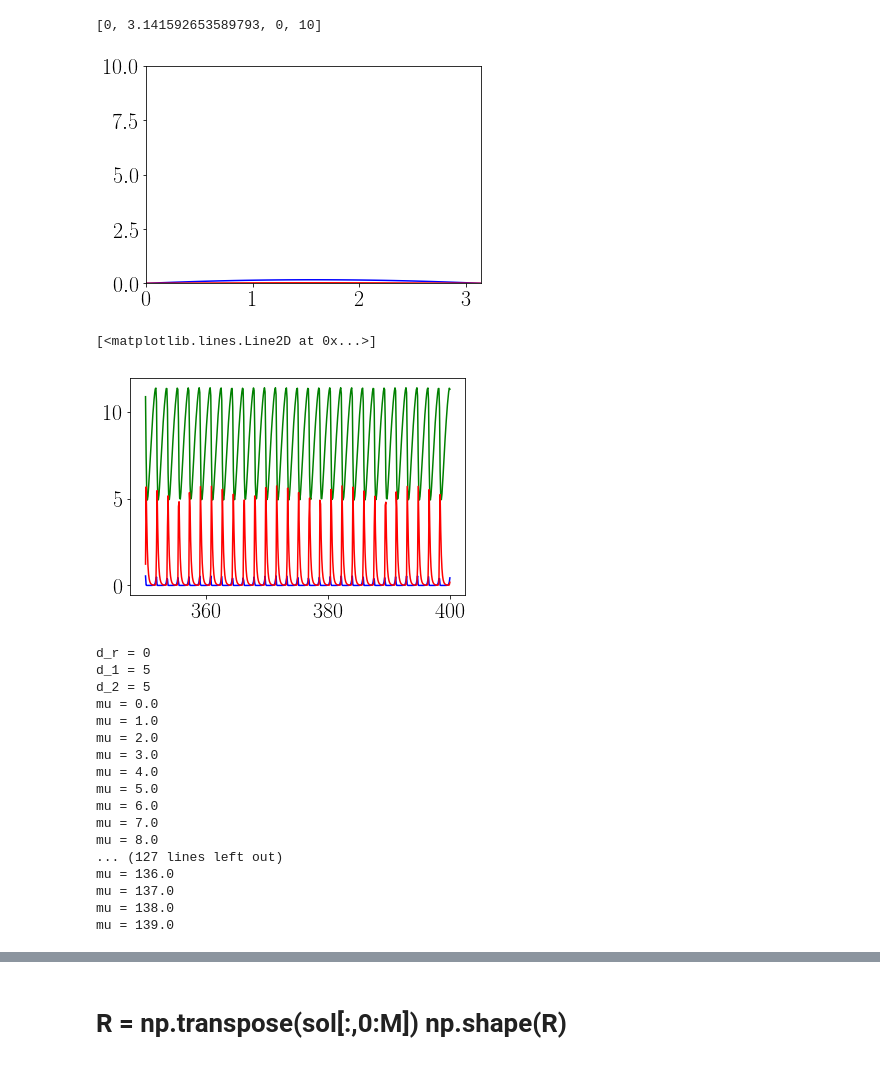
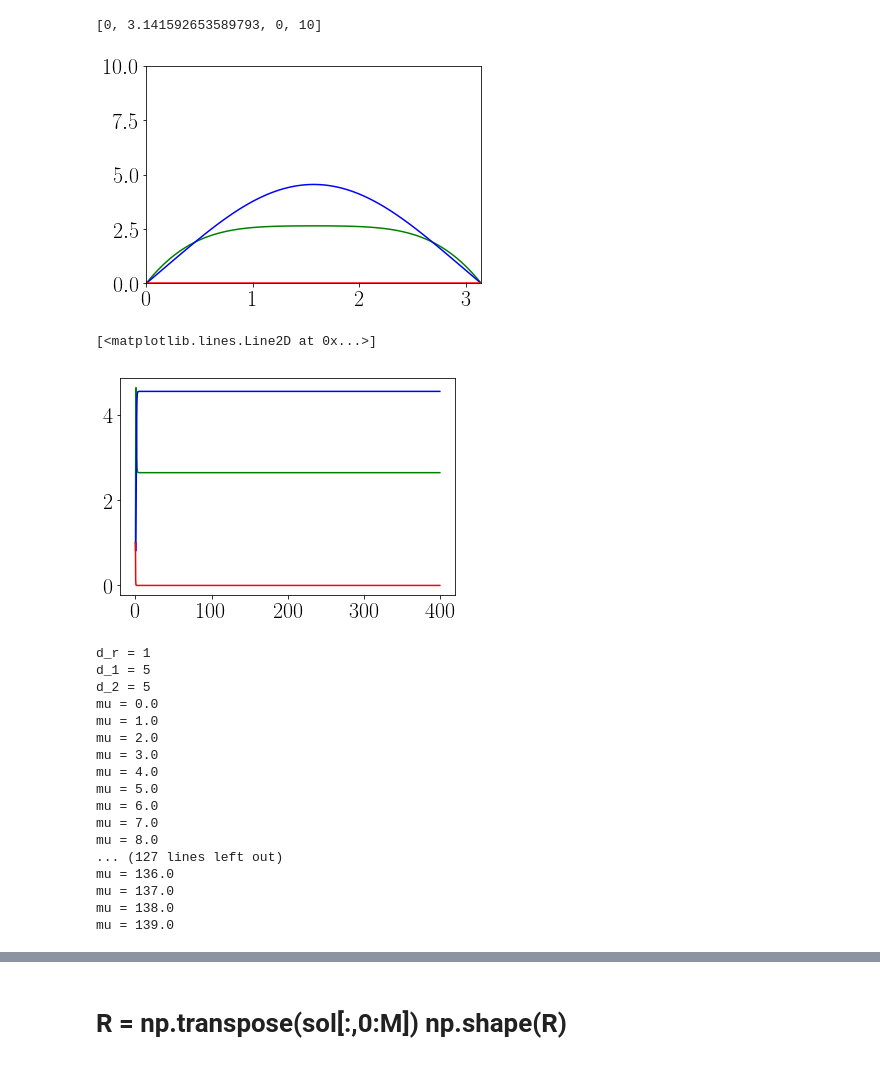
Before and after one commit to reand705/IGP, a Jupyter notebook: Method_Of_LinesIGP.ipynb, the cells around one changed output, grey strips where cells are left out. Saved outputs shown, nothing was run; the diff lists cells and outputs as text; code cells hidden in the pictures.

```diff
--- a/Method_Of_LinesIGP.ipynb
+++ b/Method_Of_LinesIGP.ipynb
@@ -21,18 +21,6 @@ Quimiostatic growth for resource
 Already using adimensionlization
 '''
 
-#Parametros
-
-d_1 = 5
-d_2 = 5
-d_r = 5
-m = 1.5
-mu = 20
-gamma = 0.1
-alpha = 0.5
-beta = 5 #Bifurcações ao aumentar o beta!
-phi = 1.0
-
 #Discretização
 M = 101 #espaço
 N = 4000 #tempo
@@ -49,13 +37,13 @@ f_C2(R,C1,C2) = m*gamma*C2*R - m*C2 + beta*alpha*C1*C2
 '''
 
 def f_R(R, C1, C2):
-    return mu - phi*R - C1*R - C2*R
+    return mu - R - C1*R - C2*R
 
 def f_C1(R, C1, C2):
-    return C1*R - C1 - alpha*C1*C2
+    return C1*R - m1*C1 - alpha*C1*C2
 
 def f_C2(R, C1, C2):
-    return m*gamma*C2*R - m*C2 + beta*alpha*C1*C2
+    return (m2/m1)*gamma*C2*R - m2*C2 + beta*alpha*C1*C2
 # %%
 #inicialize as populações
 def init(M):
@@ -252,50 +241,54 @@ R = np.transpose(sol[:,0:M])
 C1 = np.transpose(sol[:,M:2*(M)])
 C2 = np.transpose(sol[:,2*(M):])
 x = np.linspace(0,np.pi,M)
-plt.plot(x,R[0:M,-20],color = 'green')
-plt.plot(x,C1[0:M,-20],color = 'blue')
-plt.plot(x,C2[0:M,-20],color = 'red')
+plt.plot(x,R[0:M,-10],color = 'green')
+plt.plot(x,C1[0:M,-10],color = 'blue')
+plt.plot(x,C2[0:M,-10],color = 'red')
 plt.axis([0,np.pi,0,10])
 # %% [output]
 [0, 3.141592653589793, 0, 10]
-[figure, old version]
+[figure, new version]
 # %%
 #centro do patch no tempo (ver se a população está constante mesmo,por exemplo)
+#Integre um caso aqui
 DR = 1.0
 D1 = 1.0
 D2 = 5.0
-l = 0.5 + 35*0.0125
+l = 0.8
+d_r = DR/l**2
+d_1 = D1/l**2
+d_2 = D2/l**2
+mu = 15
 t = np.linspace(0,Tmax,N)
-alpha = 1.0
-beta = 8
+m1 = 1.05
+m2 = 0.95
 gamma = 0.5
-phi = 1.0
-mu = 15
-
+alpha = 1
+beta = 1
 #sol = np.load('Method_Of_LinesIGP_l = %.3f,DR=%.3f,D1=%.3f,D2=%.3f,mu=%.3f,gamma=%.3f,beta =%.3f.npy'
         #% (l,DR,D1,D2,mu,gamma,beta))
 
 R = np.transpose(sol[:,0:M])
 C1 = np.transpose(sol[:,M:2*M])
 C2 = np.transpose(sol[:,2*M:])
-plt.plot(t[-500:],R[M/2,-500:],color = 'green')
-plt.plot(t[-500:],C1[M/2,-500:],color = 'blue')
-plt.plot(t[-500:],C2[M/2,-500:],color = 'red')
+plt.plot(t[-4000:],R[M/2,-4000:],color = 'green')
+plt.plot(t[-4000:],C1[M/2,-4000:],color = 'blue')
+plt.plot(t[-4000:],C2[M/2,-4000:],color = 'red')
 # %% [output]
 [<matplotlib.lines.Line2D at 0x...>]
-[figure, old version]
+[figure, new version]
 # %%
 #Faça para vários dR, d1, d2, mu
-DR = [0]
+DR = [1]
 D1 = [5]
 D2 = [5]
 MU = [0.0 + i for i in range(0,140)]
 t = np.linspace(0,Tmax,N)
-m = 1.0
+m1 = 1.05
+m2 = 0.95
 gamma = 0.5
 alpha = 1
 beta = 1
-phi = 1.0
 #pop inicial
 R0,C10,C20 = init(M)
 y0 = np.r_[R0,C10,C20]
@@ -309,10 +302,10 @@ for d_r in DR:
                 print("mu = " + str(mu))
                 sol = scipy.integrate.odeint(ddt,y0,t)
                 sol = np.array(sol)
-                np.save('Method_Of_LinesIGP_dR=%.3f,d1=%.3f,d2=%.3f,mu=%.3f,alpha=%.3f,gamma=%.3f,beta=%.f,phi=%.3f,m=%.3f'
-                        % (d_r,d_1,d_2,mu,alpha,gamma,beta,phi,m),sol)
+                np.save('Method_Of_LinesIGP_dR=%.3f,d1=%.3f,d2=%.3f,mu=%.3f,alpha=%.3f,gamma=%.3f,beta=%.f'
+                        % (d_r,d_1,d_2,mu,alpha,gamma,beta),sol)
 # %% [output]
-d_r = 0
+d_r = 1
 d_1 = 5
 d_2 = 5
 mu = 0.0
```
Also changed, not shown: parts of 9 cells of this notebook.
